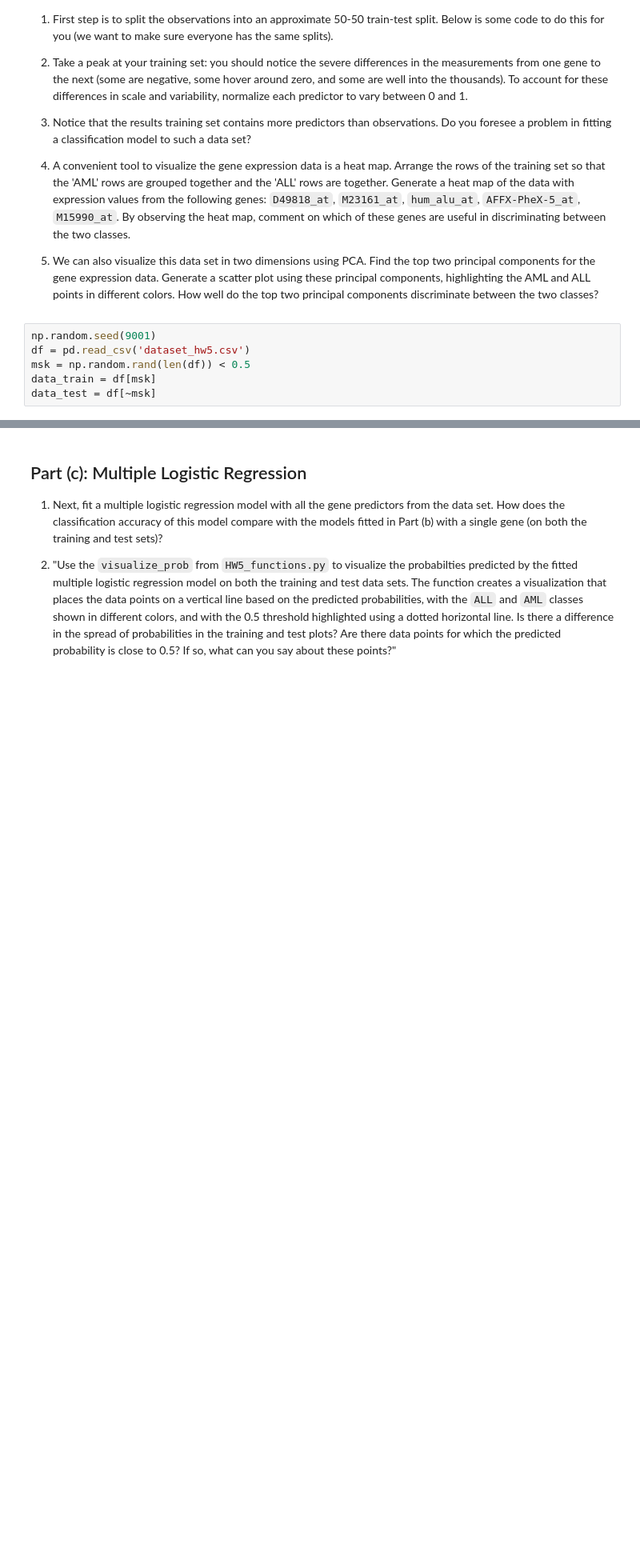
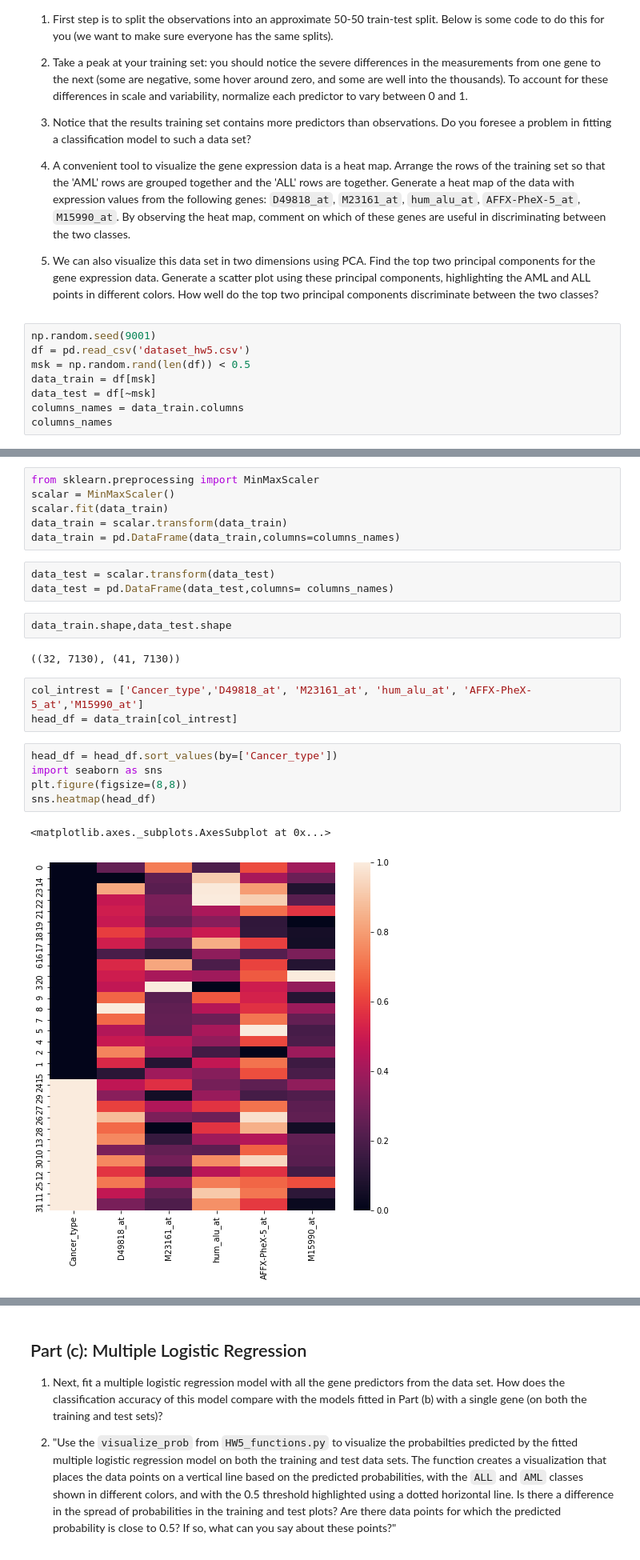
Before and after one commit to mashwinmuthiah/Harvard_CS109, a Jupyter notebook: Homework/HW5/cs109_hw5.ipynb, the cells around one changed output, grey strips where cells are left out. Shown at 80% size. Cells and saved outputs as stored; diff of their text form; blank space fills up the shorter version.

```diff
--- a/Homework/HW5/cs109_hw5.ipynb
+++ b/Homework/HW5/cs109_hw5.ipynb
@@ -61,3 +65,5 @@ df = pd.read_csv('dataset_hw5.csv')
 msk = np.random.rand(len(df)) < 0.5
 data_train = df[msk]
 data_test = df[~msk]
+columns_names = data_train.columns
+columns_names
@@ -63,0 +88,24 @@ data_test = df[~msk]
+# %%
+from sklearn.preprocessing import MinMaxScaler
+scalar = MinMaxScaler()
+scalar.fit(data_train)
+data_train = scalar.transform(data_train)
+data_train = pd.DataFrame(data_train,columns=columns_names)
+# %%
+data_test = scalar.transform(data_test)
+data_test = pd.DataFrame(data_test,columns= columns_names)
+# %%
+data_train.shape,data_test.shape
+# %% [output]
+((32, 7130), (41, 7130))
+# %%
+col_intrest = ['Cancer_type','D49818_at', 'M23161_at', 'hum_alu_at', 'AFFX-PheX-5_at','M15990_at']
+head_df = data_train[col_intrest]
+# %%
+head_df = head_df.sort_values(by=['Cancer_type'])
+import seaborn as sns
+plt.figure(figsize=(8,8))
+sns.heatmap(head_df)
+# %% [output]
+<matplotlib.axes._subplots.AxesSubplot at 0x...>
+[figure, added]
```
Also changed, not shown: parts of 31 cells of this notebook, 1 other file.
